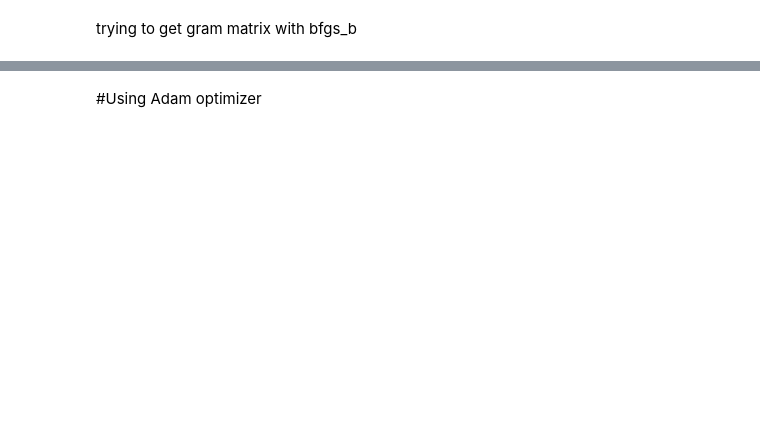
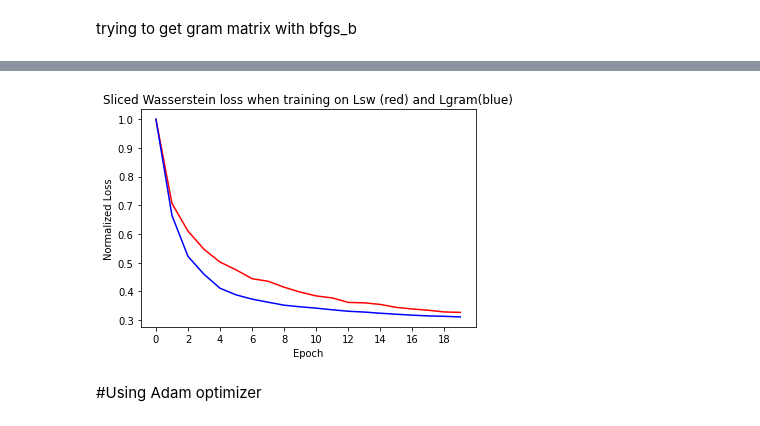
Before and after one commit to kyle-gao/A-Sliced-Wasserstein-Loss-for-Neural-Texture-Synthesis, a Jupyter notebook: SWL_TextureSynthesis.ipynb, the cells around one changed output, grey strips where cells are left out. Saved outputs shown, nothing was run; the diff lists cells and outputs as text; code cells hidden in the pictures; blank space fills up the shorter version.

```diff
--- a/SWL_TextureSynthesis.ipynb
+++ b/SWL_TextureSynthesis.ipynb
@@ -327,2 +434,12 @@ ax2.imshow(gram_zero[:,:,:])
+# %%
+plt.plot(TS_slice_plot/TS_slice_plot[0],'r')
+plt.plot(TG_slice_plot/TG_slice_plot[0],'b')
+plt.xlabel("Epoch")
+plt.ylabel("Normalized Loss")
+plt.xticks(np.arange(0,20,2))
+plt.title("Sliced Wasserstein loss when training on Lsw (red) and Lgram(blue)")
+plt.show()
+# %% [output]
+[figure, added]
 # %% [markdown]
 #Using Adam optimizer
```
Also changed, not shown: parts of 23 cells of this notebook.
